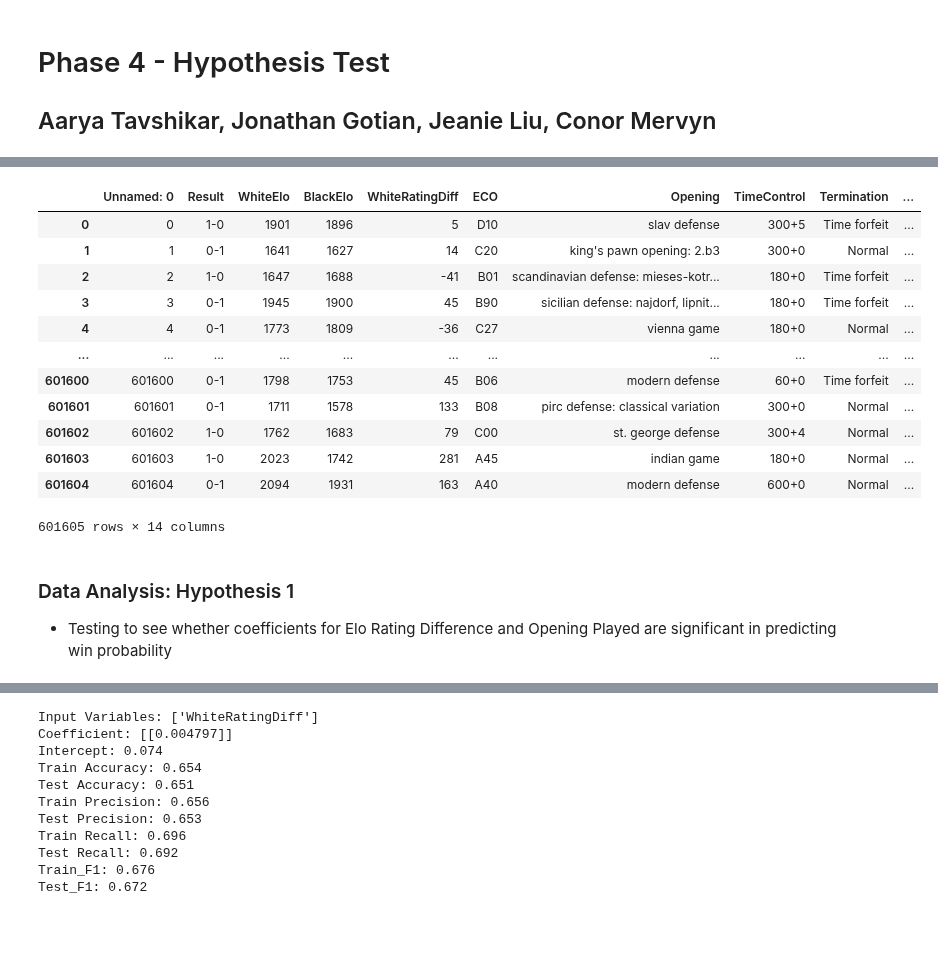
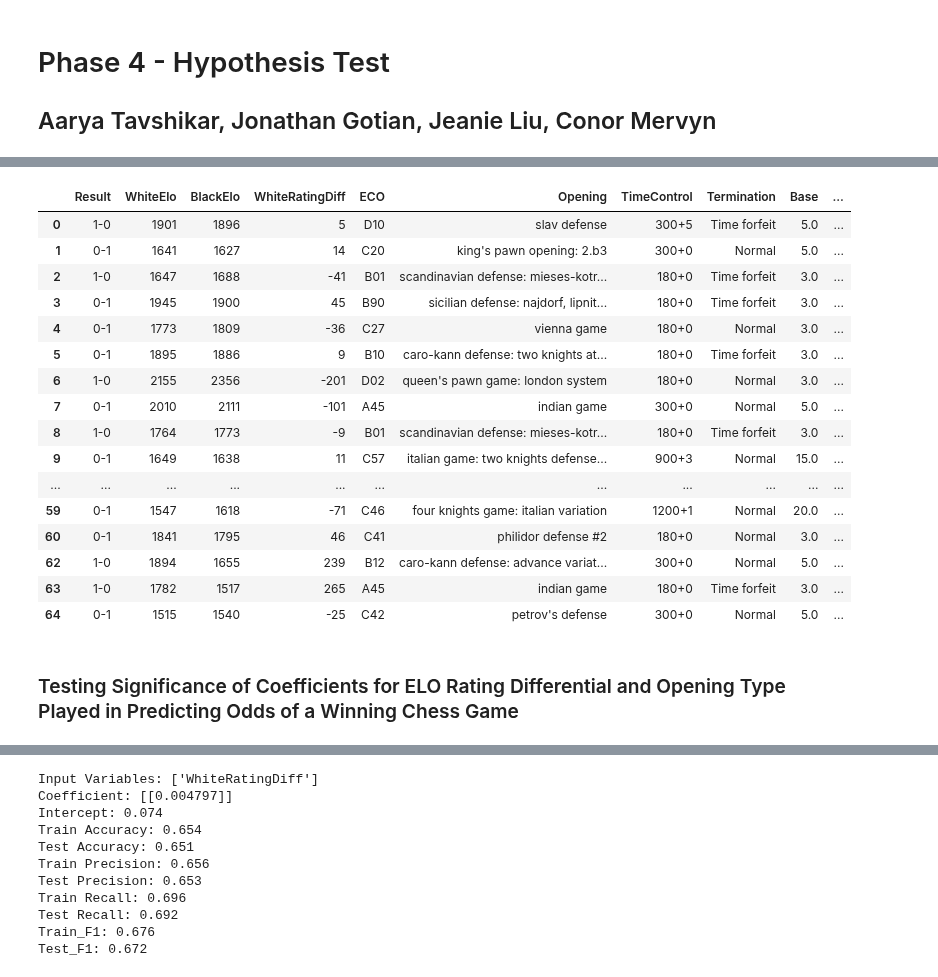
Before and after one commit to jeanie-liu/chess_win_predictor, a Jupyter notebook: phase4.ipynb, the cells around one changed output, grey strips where cells are left out. Drawn from its saved outputs; the diff is of its cells as text; code cells hidden in the pictures; blank space fills up the shorter version.

Commit message:
Update phase4.ipynb
Edited from Introduction to "Create Binary Variable for Game Result" sections

```diff
--- a/phase4.ipynb
+++ b/phase4.ipynb
@@ -139,4 +144,5 @@ import statsmodels.api as sm
 # %%
 chess_games_cleaned = pd.read_csv('chess_games_cleaned.csv')
+chess_games_cleaned = chess_games_cleaned.iloc[:,1:]
 display(chess_games_cleaned)
 # %% [output]
@@ -284,5 +290,5 @@ These are the most popular openings found at each classification. All other open
 # %%
-#CLASSIFICATION FOR EACH OPENING --> Open Game, Semi-open game, Semi-Closed game, Closed gam
+#CLASSIFICATION FOR EACH OPENING --> Open Game, Semi-Open game, Semi-Closed game, Closed gam
 
 #Created a column OpenGame - True if open game type, False otherwise
 chess_games_cleaned["OpenGame"] = chess_games_cleaned["Opening"].str.contains("portuguese opening") | \
@@ -377,14 +383,19 @@ chess_games_cleaned["Opening"].str.contains("blackmar-diemer gambit") | \
 chess_games_cleaned["Opening"].str.contains("colle system") | \
 chess_games_cleaned["Opening"].str.contains("london system")
 
-#display(chess_games.head(50))
+#Denoting each game's opening type played under column "OpeningType"
+chess_games_cleaned.loc[(chess_games_cleaned['SemiClosedGame'] == True), 'OpeningType'] = 'Semi Closed Game'
+chess_games_cleaned.loc[(chess_games_cleaned['SemiOpenGame'] == True), 'OpeningType'] = 'Semi Open Game'
+chess_games_cleaned.loc[(chess_games_cleaned['ClosedGame'] == True), 'OpeningType'] = 'Closed Game'
+chess_games_cleaned.loc[(chess_games_cleaned['OpenGame'] == True), 'OpeningType'] = 'Open Game'
 
-chess_games_cleaned.loc[(chess_games_cleaned['SemiClosedGame'] == True), 'GameType'] = 'Semi Closed Game'
-chess_games_cleaned.loc[(chess_games_cleaned['SemiOpenGame'] == True), 'GameType'] = 'Semi Open Game'
-chess_games_cleaned.loc[(chess_games_cleaned['ClosedGame'] == True), 'GameType'] = 'Closed Game'
-chess_games_cleaned.loc[(chess_games_cleaned['OpenGame'] == True), 'GameType'] = 'Open Game'
-
+#Dropping additional columns created
 chess_games_cleaned = chess_games_cleaned.drop(['OpenGame', 'SemiOpenGame', 'SemiClosedGame', 'ClosedGame'], axis = 1)
 
+#Dropping NaNs in the OpeningType column, indicating openings that were not classified
+chess_games_cleaned = chess_games_cleaned.dropna(subset = ['OpeningType'])
+
+#print(chess_games_cleaned['OpeningType'].unique())
+
 display(chess_games_cleaned.head(50))
 # %% [output]
@@ -408,26 +426,33 @@ display(chess_games_cleaned.head(50))
 # %%
 #Changing Results to Binary
 chess_games_cleaned.loc[(chess_games_cleaned['Result'] == '1-0'), 'Result_Binary'] = 1
 chess_games_cleaned.loc[(chess_games_cleaned['Result'] == '0-1'), 'Result_Binary'] = 0
-#chess_games_cleaned.loc[(chess_games_cleaned['Result'] == '1/2-1/2'), 'Result_Binary'] = 2
 
-chess_games_cleaned
+#Drop NaNs in the Result_Binary column, which are draws; converted binary variable to ints
+chess_games_cleaned = chess_games_cleaned.dropna(subset = ['Result_Binary'])
+chess_games_cleaned['Result_Binary'] = chess_games_cleaned['Result_Binary'].astype(int)
+
+#print(chess_games_cleaned['Result_Binary'].unique())
+
+display(chess_games_cleaned.head(50))
 # %% [output]
-|  | Unnamed: 0 | Result | WhiteElo | BlackElo | WhiteRatingDiff | ECO | Opening | TimeControl | Termination | ... |
-| 0 | 0 | 1-0 | 1901 | 1896 | 5 | D10 | slav defense | 300+5 | Time forfeit | ... |
-| 1 | 1 | 0-1 | 1641 | 1627 | 14 | C20 | king's pawn opening: 2.b3 | 300+0 | Normal | ... |
-| 2 | 2 | 1-0 | 1647 | 1688 | -41 | B01 | scandinavian defense: mieses-kotr... | 180+0 | Time forfeit | ... |
-| 3 | 3 | 0-1 | 1945 | 1900 | 45 | B90 | sicilian defense: najdorf, lipnit... | 180+0 | Time forfeit | ... |
-| 4 | 4 | 0-1 | 1773 | 1809 | -36 | C27 | vienna game | 180+0 | Normal | ... |
+|  | Result | WhiteElo | BlackElo | WhiteRatingDiff | ECO | Opening | TimeControl | Termination | Base | ... |
+| 0 | 1-0 | 1901 | 1896 | 5 | D10 | slav defense | 300+5 | Time forfeit | 5.0 | ... |
+| 1 | 0-1 | 1641 | 1627 | 14 | C20 | king's pawn opening: 2.b3 | 300+0 | Normal | 5.0 | ... |
+| 2 | 1-0 | 1647 | 1688 | -41 | B01 | scandinavian defense: mieses-kotr... | 180+0 | Time forfeit | 3.0 | ... |
+| 3 | 0-1 | 1945 | 1900 | 45 | B90 | sicilian defense: najdorf, lipnit... | 180+0 | Time forfeit | 3.0 | ... |
+| 4 | 0-1 | 1773 | 1809 | -36 | C27 | vienna game | 180+0 | Normal | 3.0 | ... |
+| 5 | 0-1 | 1895 | 1886 | 9 | B10 | caro-kann defense: two knights at... | 180+0 | Time forfeit | 3.0 | ... |
+| 6 | 1-0 | 2155 | 2356 | -201 | D02 | queen's pawn game: london system | 180+0 | Normal | 3.0 | ... |
+| 7 | 0-1 | 2010 | 2111 | -101 | A45 | indian game | 300+0 | Normal | 5.0 | ... |
+| 8 | 1-0 | 1764 | 1773 | -9 | B01 | scandinavian defense: mieses-kotr... | 180+0 | Time forfeit | 3.0 | ... |
+| 9 | 0-1 | 1649 | 1638 | 11 | C57 | italian game: two knights defense... | 900+3 | Normal | 15.0 | ... |
 | ... | ... | ... | ... | ... | ... | ... | ... | ... | ... | ... |
-| 601600 | 601600 | 0-1 | 1798 | 1753 | 45 | B06 | modern defense | 60+0 | Time forfeit | ... |
-| 601601 | 601601 | 0-1 | 1711 | 1578 | 133 | B08 | pirc defense: classical variation | 300+0 | Normal | ... |
-| 601602 | 601602 | 1-0 | 1762 | 1683 | 79 | C00 | st. george defense | 300+4 | Normal | ... |
-| 601603 | 601603 | 1-0 | 2023 | 1742 | 281 | A45 | indian game | 180+0 | Normal | ... |
-| 601604 | 601604 | 0-1 | 2094 | 1931 | 163 | A40 | modern defense | 600+0 | Normal | ... |
+| 59 | 0-1 | 1547 | 1618 | -71 | C46 | four knights game: italian variation | 1200+1 | Normal | 20.0 | ... |
+| 60 | 0-1 | 1841 | 1795 | 46 | C41 | philidor defense #2 | 180+0 | Normal | 3.0 | ... |
+| 62 | 1-0 | 1894 | 1655 | 239 | B12 | caro-kann defense: advance variat... | 300+0 | Normal | 5.0 | ... |
+| 63 | 1-0 | 1782 | 1517 | 265 | A45 | indian game | 180+0 | Time forfeit | 3.0 | ... |
+| 64 | 0-1 | 1515 | 1540 | -25 | C42 | petrov's defense | 300+0 | Normal | 5.0 | ... |
-601605 rows × 14 columns
 # %% [markdown]
-### Data Analysis: Hypothesis 1
-
-* Testing to see whether coefficients for Elo Rating Difference and Opening Played are significant in predicting win probability
+### Testing Significance of Coefficients for ELO Rating Differential and Opening Type Played in Predicting Odds of a Winning Chess Game
 # %%
```
Also changed, not shown: parts of 14 cells of this notebook.
